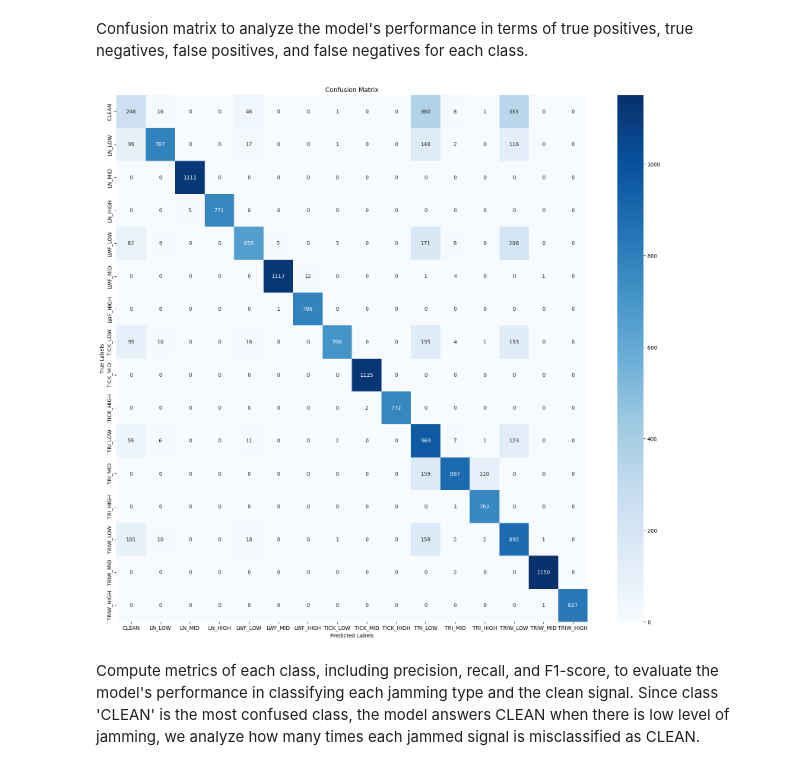
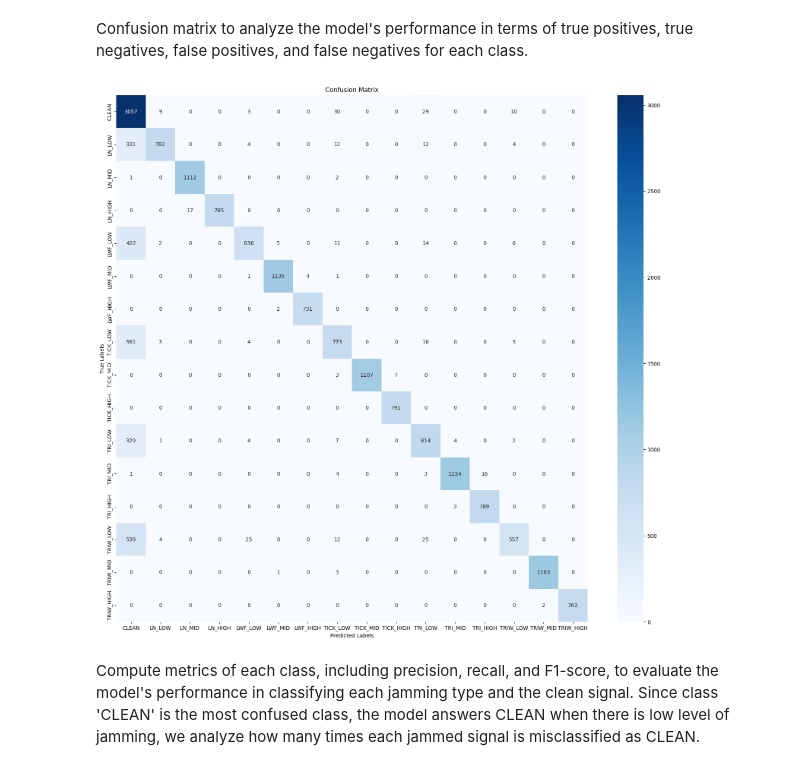
Before and after one commit to CavaWasTaken/JammingClassification, a Jupyter notebook: Dataset_generation/image_dataset_generation/ai_model.ipynb, the cells around one changed output. Cells and saved outputs as stored; diff of their text form; code cells hidden in the pictures.

```diff
--- a/Dataset_generation/image_dataset_generation/ai_model.ipynb
+++ b/Dataset_generation/image_dataset_generation/ai_model.ipynb
@@ -52,14 +52,15 @@ class JammingDataset(Dataset):
             if class_dir.name == 'CLEAN':
                 self.class_names.append(class_dir.name) # store class name
                 self.class_to_idx[class_dir.name] = idx # map class name to index
-                count = 0
                 # iterate over all .npy files in the CLEAN directory
                 for npy_file in sorted(class_dir.glob('*.npy')):
                     self.samples.append(npy_file) # store the file path
                     self.labels.append(idx)   # store the corresponding label index indicating the class
-                    count += 1    # count the number of samples loaded for this class
 
-                # print(f'Loaded {count} samples from {class_dir.name}')
+            elif class_dir.name == 'CLEAN_2':
+                for npy_file in sorted(class_dir.glob('./CLEAN/*.npy')):
+                    self.samples.append(npy_file) # store the file path
+                    self.labels.append(self.class_to_idx['CLEAN'])   # store the corresponding label index indicating the class
 
             else:
                 # store class name for each power level (LOW, MID, HIGH) for the current class
@@ -68,7 +69,6 @@ class JammingDataset(Dataset):
                 self.class_names.append(f"{class_dir.name}_HIGH")
                 # for the other classes, we need to iterate over the subfolders regarding different jamming power
                 for power_dir in sorted(class_dir.glob('*/')):
-                    count = 0
                     if power_dir.name in ['P1', 'P2', 'P3']:
                         power_label = 'LOW'
                     elif power_dir.name in ['P4', 'P5', 'P6']:
@@ -86,9 +86,6 @@ class JammingDataset(Dataset):
                     for npy_file in sorted(power_dir.glob('*.npy')):
                         self.samples.append(npy_file) # store the file path
                         self.labels.append(self.class_to_idx[class_power_name])   # store the corresponding label index indicating the class and power level
-                        count += 1    # count the number of samples loaded for this class and power level
-
-                    # print(f'Loaded {count} samples from {class_dir.name} with power {class_dir.name}')
 
         print(f'Loaded {len(self.samples)} samples from {len(self.class_names)} classes')
         print(f'Classes: {self.class_names}')
@@ -346,7 +346,7 @@ plt.show()
 # %% [markdown]
 Load the trained model that achieved the best performance stored on Google Drive
 # %%
-checkpoint = torch.load('/content/drive/MyDrive/N-MON/best_model.pth', map_location=torch.device(device))
+checkpoint = torch.load('/content/drive/MyDrive/N-MON/ResNet18_16Classes_moreCLEANsamples.pth', map_location=torch.device(device))
 model.load_state_dict(checkpoint['model_state_dict'])
 optimizer.load_state_dict(checkpoint['optimizer_state_dict'])
 start_epoch = checkpoint['epoch'] + 1
@@ -408,20 +591,20 @@ Confusion matrix to analyze the model's performance in terms of true positives,
 # %%
 import seaborn as sns
 import matplotlib.pyplot as plt
 
 plt.figure(figsize=(20, 18))
-sns.heatmap(confusion_matrix, annot=True, fmt='g', cmap='Blues', xticklabels=full_dataset.class_names, yticklabels=full_dataset.class_names)
+sns.heatmap(confusion_matrix_adjusted, annot=True, fmt='g', cmap='Blues', xticklabels=full_dataset.class_names, yticklabels=full_dataset.class_names)
 plt.xlabel('Predicted Labels')
 plt.ylabel('True Labels')
 plt.title('Confusion Matrix')
 plt.show()
 
 # save the confusion matrix as a csv file for later analysis
 import pandas as pd
 confusion_df = pd.DataFrame(confusion_matrix, index=full_dataset.class_names, columns=full_dataset.class_names)
 confusion_df.to_csv('/content/drive/MyDrive/N-MON/confusion_matrix.csv')
 # %% [output]
-[figure, old version]
+[figure, new version]
 # %% [markdown]
 Compute metrics of each class, including precision, recall, and F1-score, to evaluate the model's performance in classifying each jamming type and the clean signal. Since class 'CLEAN' is the most confused class, the model answers CLEAN when there is low level of jamming, we analyze how many times each jammed signal is misclassified as CLEAN.
 # %%
```
Also changed, not shown: parts of 13 cells of this notebook.
